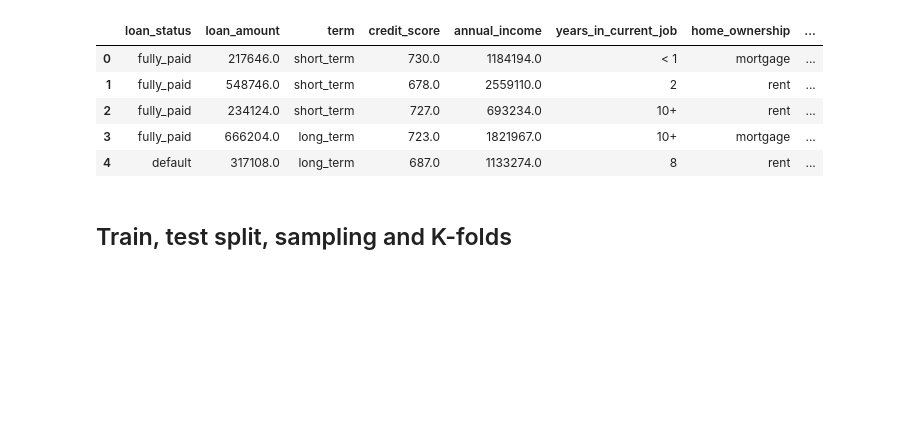
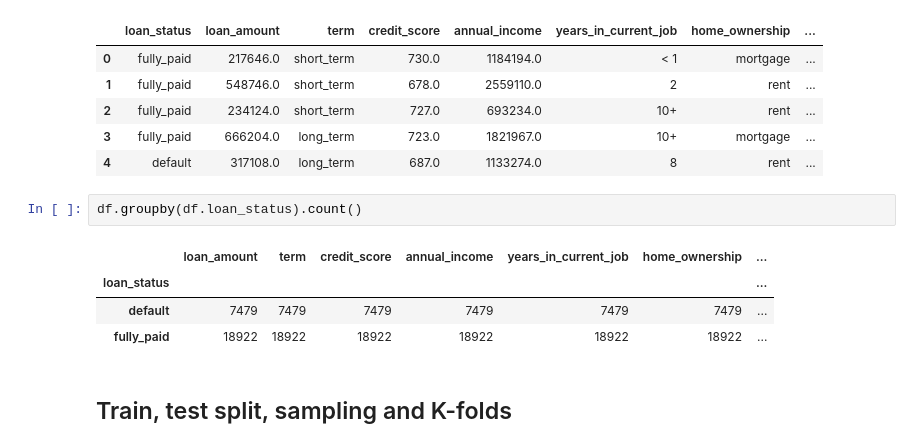
Before and after one commit to sandy-lee/Ethical-recognition-of-potential-loan-defaults-through-machine-learning, a Jupyter notebook: central_notebook.ipynb, the cells around one changed output. Saved outputs shown, nothing was run; the diff lists cells and outputs as text; blank space fills up the shorter version.

```diff
--- a/central_notebook.ipynb
+++ b/central_notebook.ipynb
@@ -162,6 +162,13 @@ df.head()
 | 2 | fully_paid | 234124.0 | short_term | 727.0 | 693234.0 | 10+ | rent | ... |
 | 3 | fully_paid | 666204.0 | long_term | 723.0 | 1821967.0 | 10+ | mortgage | ... |
 | 4 | default | 317108.0 | long_term | 687.0 | 1133274.0 | 8 | rent | ... |
+# %%
+df.groupby(df.loan_status).count()
+# %% [output]
+|  | loan_amount | term | credit_score | annual_income | years_in_current_job | home_ownership | ... |
+| loan_status |  |  |  |  |  |  | ... |
+| default | 7479 | 7479 | 7479 | 7479 | 7479 | 7479 | ... |
+| fully_paid | 18922 | 18922 | 18922 | 18922 | 18922 | 18922 | ... |
 # %% [markdown]
 ## Train, test split, sampling and K-folds
 # %%
```
Also changed, not shown: parts of 2 cells of this notebook.
